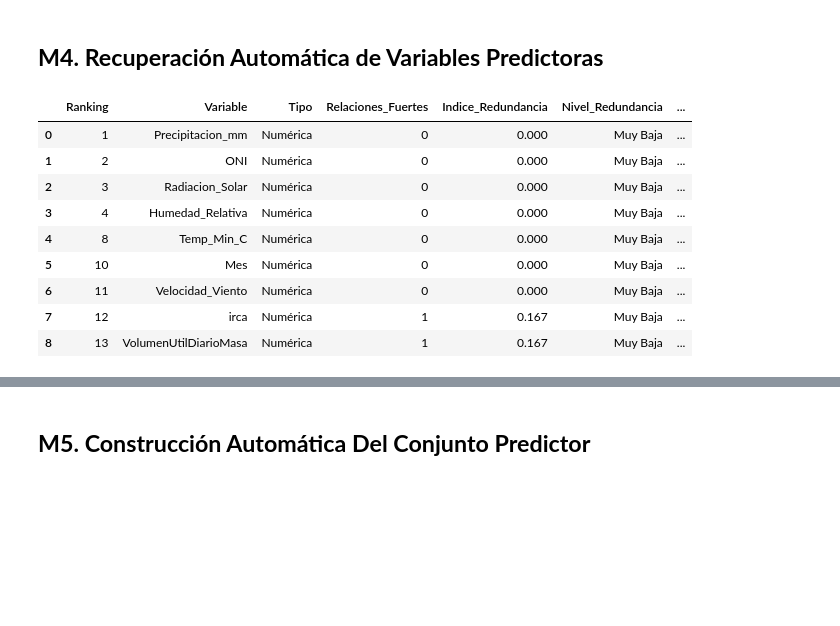
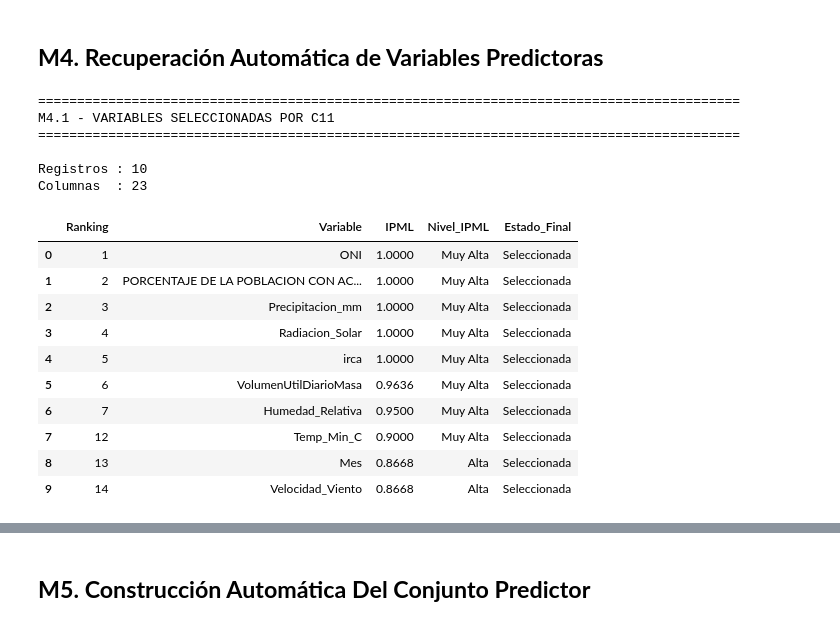
Before and after one commit to josedanielbg/FRAMEWORK_V7, a Jupyter notebook: NOTEBOOKS/C13_MACHINE_LEARNING/FW7_C13_MachineLearning.ipynb, the cells around one changed output, grey strips where cells are left out. Drawn from its saved outputs; the diff is of its cells as text; code cells hidden in the pictures; blank space fills up the shorter version.

```diff
--- a/NOTEBOOKS/C13_MACHINE_LEARNING/FW7_C13_MachineLearning.ipynb
+++ b/NOTEBOOKS/C13_MACHINE_LEARNING/FW7_C13_MachineLearning.ipynb
@@ -825,28 +918,60 @@ Horizonte          : 1
 # %% [markdown]
 ## **M4. Recuperación Automática de Variables Predictoras**
 # %%
-#==========================================================================================
-# M4.1
-# CARGA DE VARIABLES SELECCIONADAS
-#==========================================================================================
-
 import pandas as pd
 
-url = 'https://raw.githubusercontent.com/jriatiga/FRAMEWORK_V7/refs/heads/main/DATA/MASTER/C11_MASTER/Preparacion_Machine_Learning/ipm/variables_machine_learning.csv'
-df_variables = pd.read_csv(url)
+URL_VARIABLES = (
+    "https://raw.githubusercontent.com/jriatiga/"
+    "FRAMEWORK_V7/refs/heads/main/"
+    "DATA/MASTER/C11_MASTER/"
+    "Preparacion_Machine_Learning/ipm/"
+    "variables_machine_learning.csv"
+)
 
-display(df_variables.head(20))
+df_variables = pd.read_csv(
+    URL_VARIABLES
+)
+
+print()
+print("=" * 90)
+print("M4.1 - VARIABLES SELECCIONADAS POR C11")
+print("=" * 90)
+
+print()
+print("Registros :", len(df_variables))
+print("Columnas  :", df_variables.shape[1])
+
+print()
+
+display(
+    df_variables[
+        [
+            "Ranking",
+            "Variable",
+            "IPML",
+            "Nivel_IPML",
+            "Estado_Final"
+        ]
+    ]
+)
 # %% [output]
+==========================================================================================
+M4.1 - VARIABLES SELECCIONADAS POR C11
+==========================================================================================
+
+Registros : 10
+Columnas  : 23
-|  | Ranking | Variable | Tipo | Relaciones_Fuertes | Indice_Redundancia | Nivel_Redundancia | ... |
-| 0 | 1 | Precipitacion_mm | Numérica | 0 | 0.000 | Muy Baja | ... |
-| 1 | 2 | ONI | Numérica | 0 | 0.000 | Muy Baja | ... |
-| 2 | 3 | Radiacion_Solar | Numérica | 0 | 0.000 | Muy Baja | ... |
-| 3 | 4 | Humedad_Relativa | Numérica | 0 | 0.000 | Muy Baja | ... |
-| 4 | 8 | Temp_Min_C | Numérica | 0 | 0.000 | Muy Baja | ... |
-| 5 | 10 | Mes | Numérica | 0 | 0.000 | Muy Baja | ... |
-| 6 | 11 | Velocidad_Viento | Numérica | 0 | 0.000 | Muy Baja | ... |
-| 7 | 12 | irca | Numérica | 1 | 0.167 | Muy Baja | ... |
-| 8 | 13 | VolumenUtilDiarioMasa | Numérica | 1 | 0.167 | Muy Baja | ... |
+|  | Ranking | Variable | IPML | Nivel_IPML | Estado_Final |
+| 0 | 1 | ONI | 1.0000 | Muy Alta | Seleccionada |
+| 1 | 2 | PORCENTAJE DE LA POBLACION CON AC... | 1.0000 | Muy Alta | Seleccionada |
+| 2 | 3 | Precipitacion_mm | 1.0000 | Muy Alta | Seleccionada |
+| 3 | 4 | Radiacion_Solar | 1.0000 | Muy Alta | Seleccionada |
+| 4 | 5 | irca | 1.0000 | Muy Alta | Seleccionada |
+| 5 | 6 | VolumenUtilDiarioMasa | 0.9636 | Muy Alta | Seleccionada |
+| 6 | 7 | Humedad_Relativa | 0.9500 | Muy Alta | Seleccionada |
+| 7 | 12 | Temp_Min_C | 0.9000 | Muy Alta | Seleccionada |
+| 8 | 13 | Mes | 0.8668 | Alta | Seleccionada |
+| 9 | 14 | Velocidad_Viento | 0.8668 | Alta | Seleccionada |
 # %%
 #==========================================================================================
 # M4.2
```
Also changed, not shown: parts of 70 cells of this notebook.
